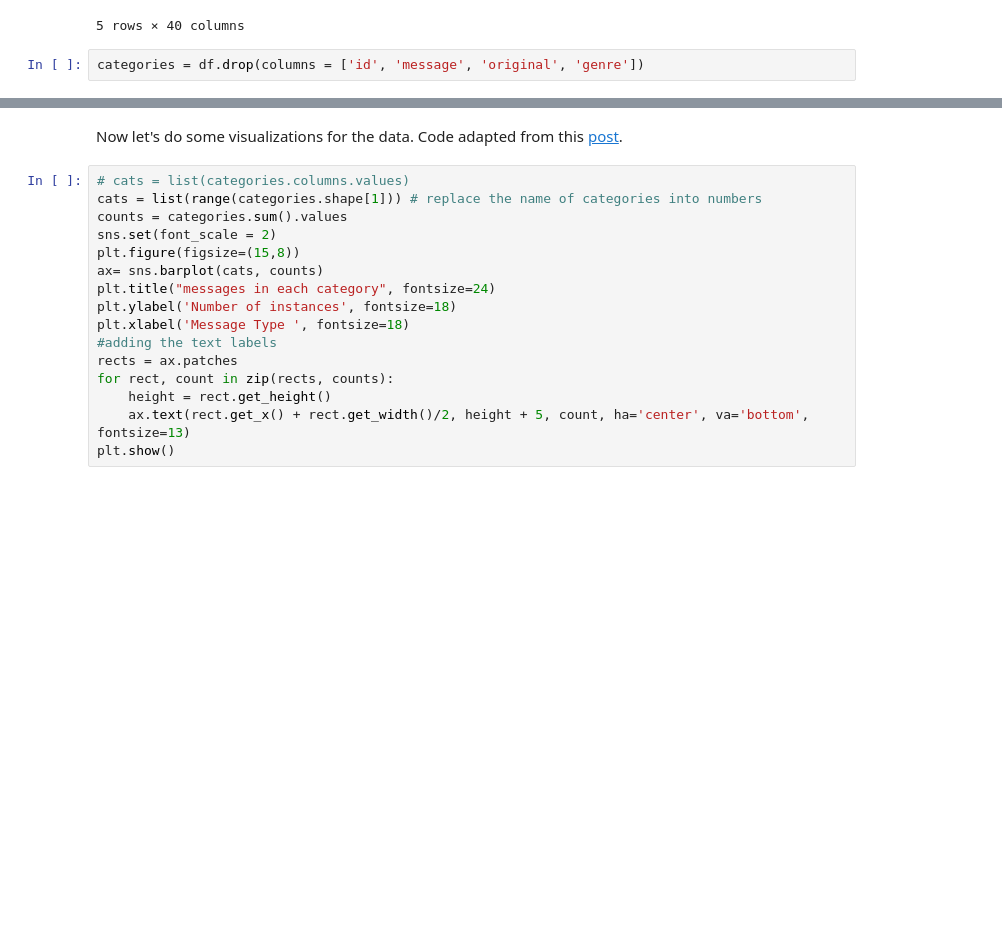
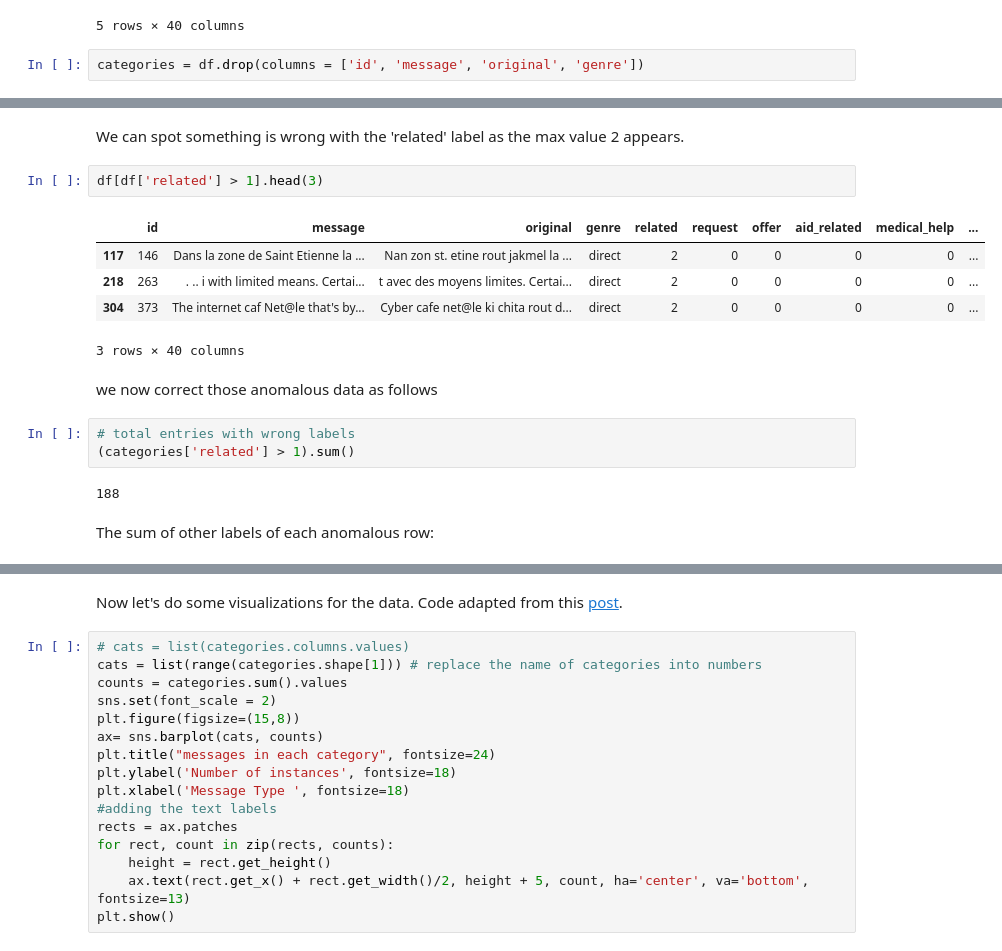
Before and after one commit to suebatista/Disaster-Response-Pipeline-Udacity, a Jupyter notebook: ML Pipeline Preparation.ipynb, the cells around one changed output, grey strips where cells are left out. Saved outputs shown, nothing was run; the diff lists cells and outputs as text; blank space fills up the shorter version.

Commit message:
data cleaning after visualization

```diff
--- a/ML Pipeline Preparation.ipynb
+++ b/ML Pipeline Preparation.ipynb
@@ -41,0 +47,19 @@ categories.head()
+# %% [markdown]
+We can spot something is wrong with the 'related' label as the max value 2 appears.
+# %%
+df[df['related'] > 1].head(3)
+# %% [output]
+|  | id | message | original | genre | related | request | offer | aid_related | medical_help | ... |
+| 117 | 146 | Dans la zone de Saint Etienne la ... | Nan zon st. etine rout jakmel la ... | direct | 2 | 0 | 0 | 0 | 0 | ... |
+| 218 | 263 | . .. i with limited means. Certai... | t avec des moyens limites. Certai... | direct | 2 | 0 | 0 | 0 | 0 | ... |
+| 304 | 373 | The internet caf Net@le that's by... | Cyber cafe net@le ki chita rout d... | direct | 2 | 0 | 0 | 0 | 0 | ... |
+3 rows × 40 columns
+# %% [markdown]
+we now correct those anomalous data as follows
+# %%
+# total entries with wrong labels
+(categories['related'] > 1).sum()
+# %% [output]
+188
+# %% [markdown]
+The sum of other labels of each anomalous row:
```
Also changed, not shown: parts of 27 cells of this notebook.
